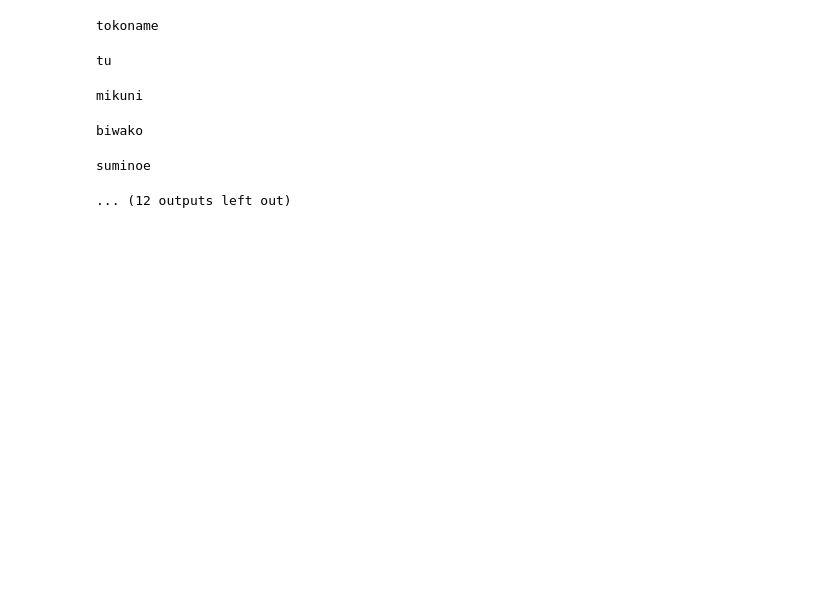
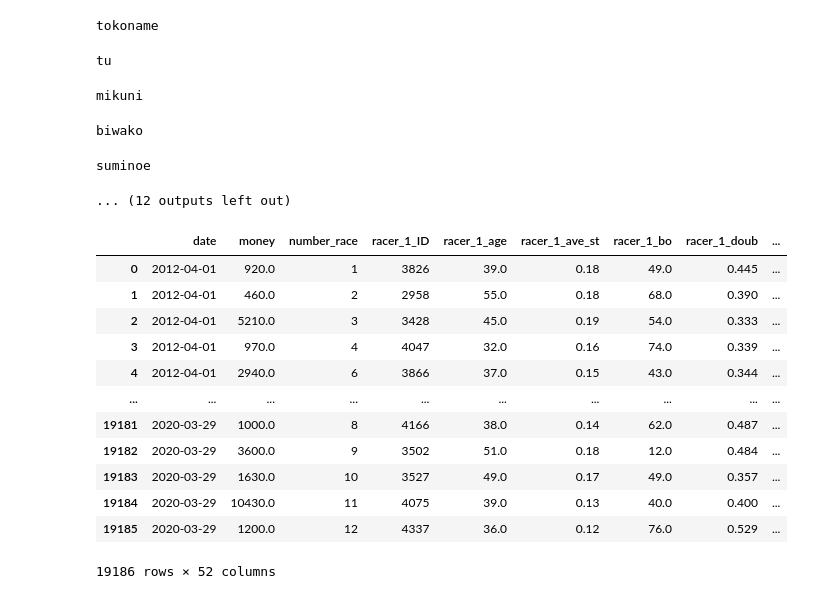
Before and after one commit to akibin0219/boatrace_bot_factry, a Jupyter notebook: modeling/modeling_V1_0.ipynb, the cells around one changed output. Saved outputs shown, nothing was run; the diff lists cells and outputs as text; code cells hidden in the pictures; blank space fills up the shorter version.

```diff
--- a/modeling/modeling_V1_0.ipynb
+++ b/modeling/modeling_V1_0.ipynb
@@ -91,3 +91,23 @@ mikuni
 biwako
 suminoe
 ... (12 outputs left out)
+# %%
+place='omura'
+result_filepath="../..//bot_database/{place_name}/{place_name}_train/train_{place_name}.csv".format(place_name=place_name)#作成したデータの書き込み先#使用するデータの読み込み
+result_base_df=pd.read_csv(result_filepath)
+result_base_df=result_base_df.drop(["Unnamed: 0"],axis=1)
+result_base_df
+# %% [output]
+|  | date | money | number_race | racer_1_ID | racer_1_age | racer_1_ave_st | racer_1_bo | racer_1_doub | ... |
+| 0 | 2012-04-01 | 920.0 | 1 | 3826 | 39.0 | 0.18 | 49.0 | 0.445 | ... |
+| 1 | 2012-04-01 | 460.0 | 2 | 2958 | 55.0 | 0.18 | 68.0 | 0.390 | ... |
+| 2 | 2012-04-01 | 5210.0 | 3 | 3428 | 45.0 | 0.19 | 54.0 | 0.333 | ... |
+| 3 | 2012-04-01 | 970.0 | 4 | 4047 | 32.0 | 0.16 | 74.0 | 0.339 | ... |
+| 4 | 2012-04-01 | 2940.0 | 6 | 3866 | 37.0 | 0.15 | 43.0 | 0.344 | ... |
+| ... | ... | ... | ... | ... | ... | ... | ... | ... | ... |
+| 19181 | 2020-03-29 | 1000.0 | 8 | 4166 | 38.0 | 0.14 | 62.0 | 0.487 | ... |
+| 19182 | 2020-03-29 | 3600.0 | 9 | 3502 | 51.0 | 0.18 | 12.0 | 0.484 | ... |
+| 19183 | 2020-03-29 | 1630.0 | 10 | 3527 | 49.0 | 0.17 | 49.0 | 0.357 | ... |
+| 19184 | 2020-03-29 | 10430.0 | 11 | 4075 | 39.0 | 0.13 | 40.0 | 0.400 | ... |
+| 19185 | 2020-03-29 | 1200.0 | 12 | 4337 | 36.0 | 0.12 | 76.0 | 0.529 | ... |
+19186 rows × 52 columns
```
Also changed, not shown: 2 other files.
